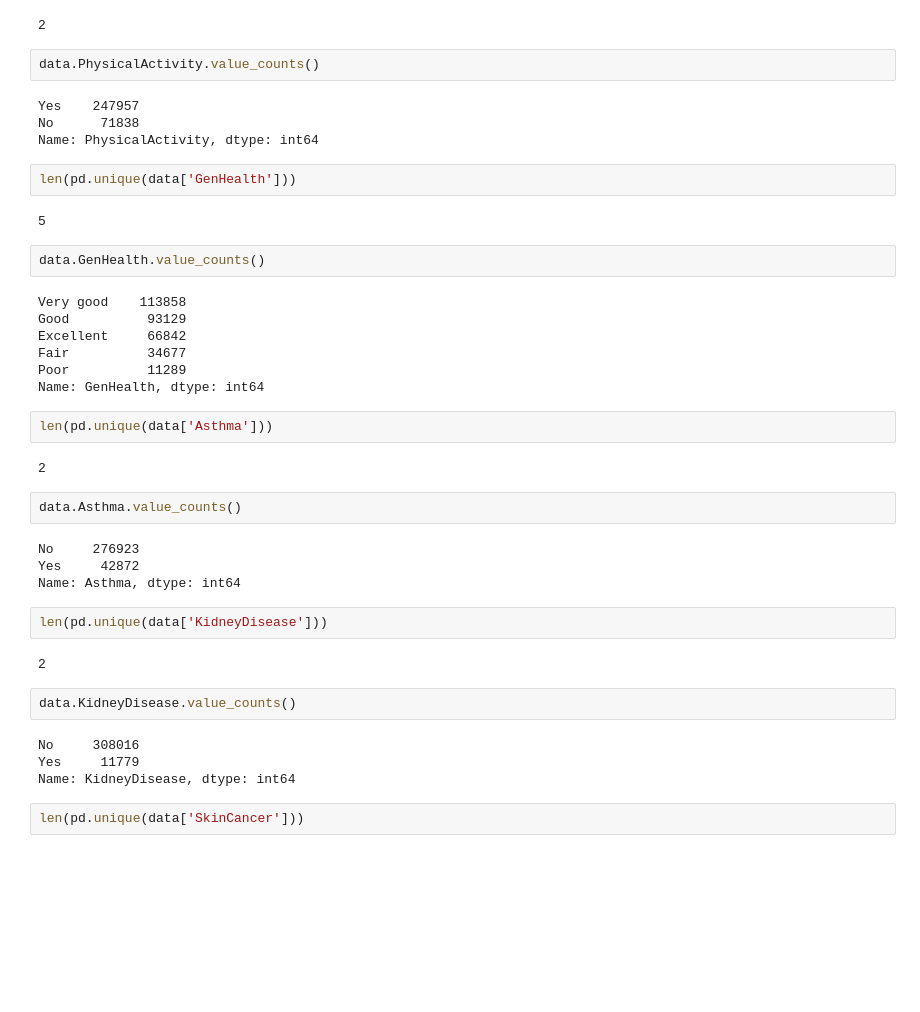
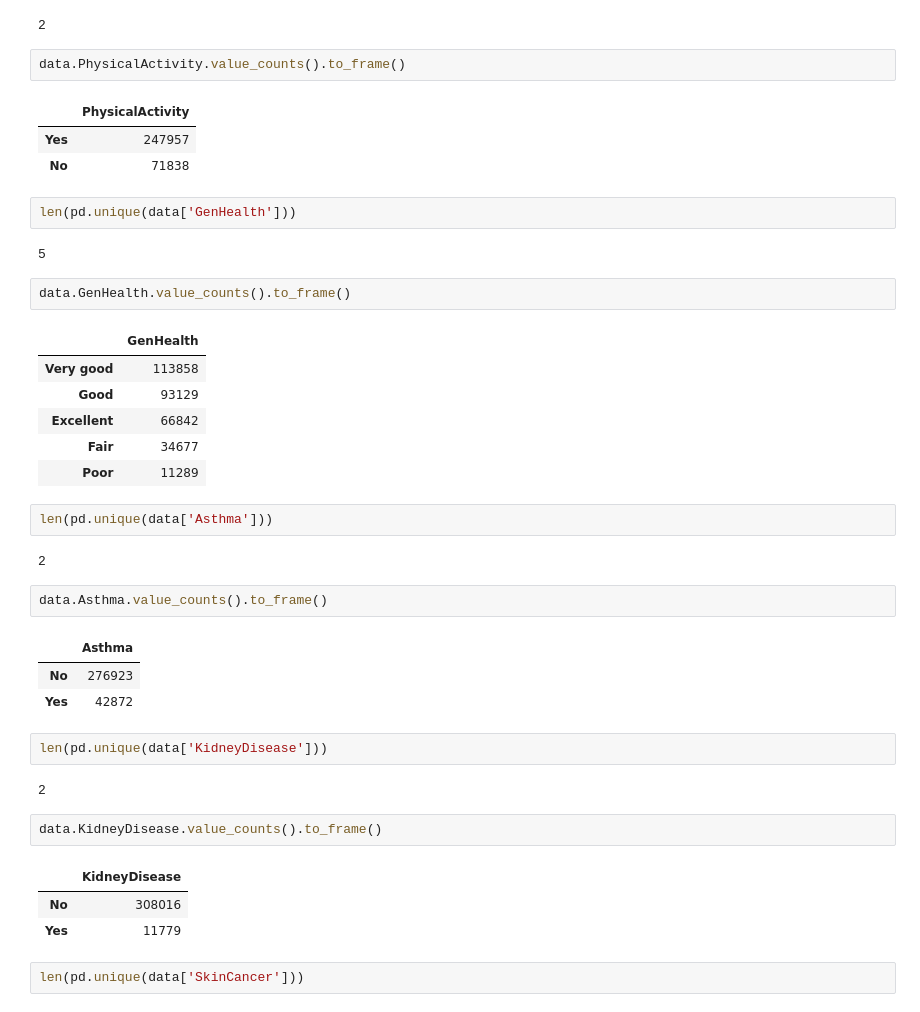
Before and after one commit to JerayuT/Group-5-WQ23-Data-Science, a Jupyter notebook: Project Code Template.ipynb, the cells around one changed output. Drawn from its saved outputs; the diff is of its cells as text; blank space fills up the shorter version.

```diff
--- a/Project Code Template.ipynb
+++ b/Project Code Template.ipynb
@@ -174,44 +185,44 @@ len(pd.unique(data['PhysicalActivity']))
 # %% [output]
 2
 # %%
-data.PhysicalActivity.value_counts()
+data.PhysicalActivity.value_counts().to_frame()
 # %% [output]
-Yes    247957
-No      71838
-Name: PhysicalActivity, dtype: int64
+|  | PhysicalActivity |
+| Yes | 247957 |
+| No | 71838 |
 # %%
 len(pd.unique(data['GenHealth']))
 # %% [output]
 5
 # %%
-data.GenHealth.value_counts()
+data.GenHealth.value_counts().to_frame()
 # %% [output]
-Very good    113858
-Good          93129
-Excellent     66842
-Fair          34677
-Poor          11289
-Name: GenHealth, dtype: int64
+|  | GenHealth |
+| Very good | 113858 |
+| Good | 93129 |
+| Excellent | 66842 |
+| Fair | 34677 |
+| Poor | 11289 |
 # %%
 len(pd.unique(data['Asthma']))
 # %% [output]
 2
 # %%
-data.Asthma.value_counts()
+data.Asthma.value_counts().to_frame()
 # %% [output]
-No     276923
-Yes     42872
-Name: Asthma, dtype: int64
+|  | Asthma |
+| No | 276923 |
+| Yes | 42872 |
 # %%
 len(pd.unique(data['KidneyDisease']))
 # %% [output]
 2
 # %%
-data.KidneyDisease.value_counts()
+data.KidneyDisease.value_counts().to_frame()
 # %% [output]
-No     308016
-Yes     11779
-Name: KidneyDisease, dtype: int64
+|  | KidneyDisease |
+| No | 308016 |
+| Yes | 11779 |
 # %%
 len(pd.unique(data['SkinCancer']))
 # %% [output]
```
Also changed, not shown: parts of 19 cells of this notebook.
